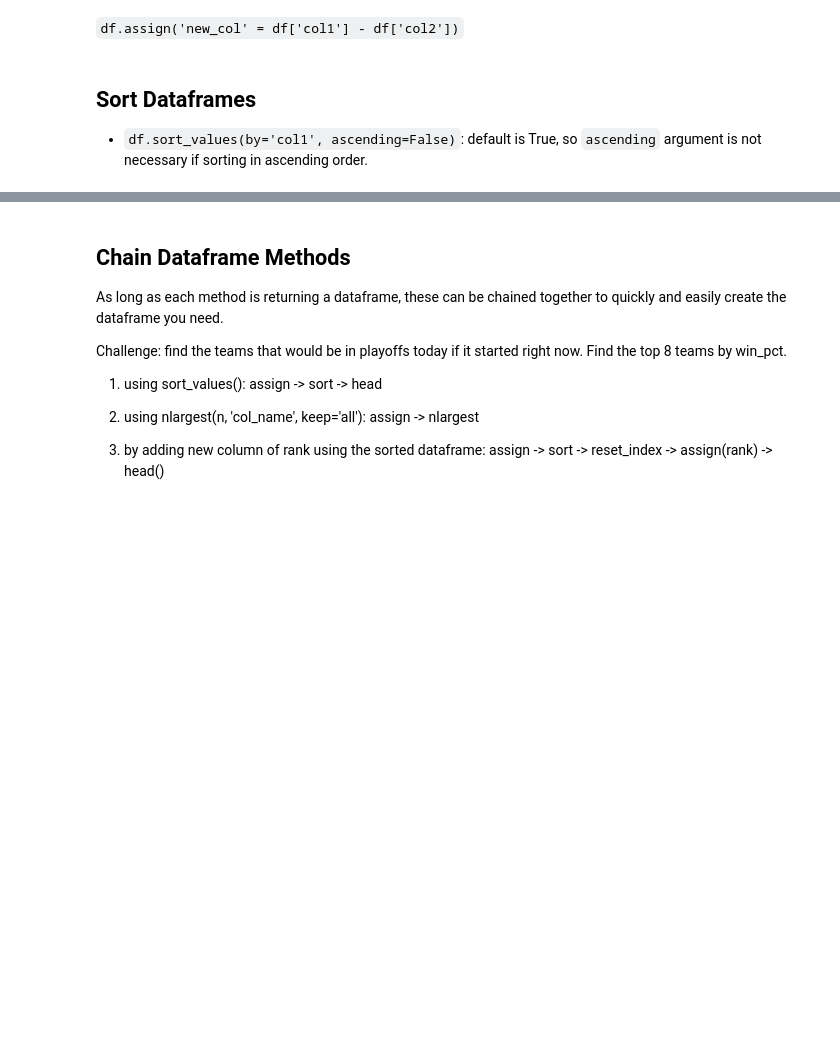
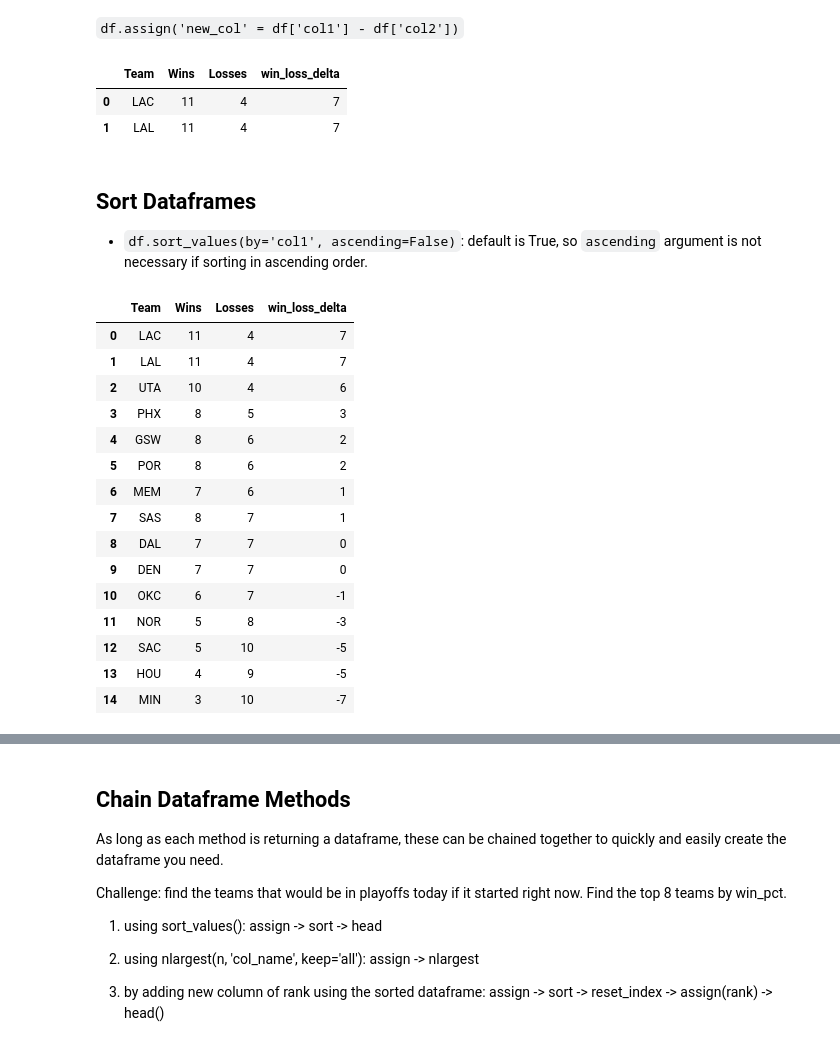
Before and after one commit to ljackson707/numpy-pandas-visualization-exercises, a Jupyter notebook: pandas_dataframes_lesson.ipynb, the cells around one changed output, grey strips where cells are left out. Saved outputs shown, nothing was run; the diff lists cells and outputs as text; code cells hidden in the pictures; blank space fills up the shorter version.

Commit message:
pandas_dataframes_lesson.ipynb Done

```diff
--- a/pandas_dataframes_lesson.ipynb
+++ b/pandas_dataframes_lesson.ipynb
@@ -230,0 +497,3 @@ Column names are also an index, like rows. Axis 0 = Rows, Axis 1 = Columns
+# %%
+df.columns = df.columns.str.lower()
+df.columns
@@ -280,3 +682,5 @@ In the drop and rename methods (and many others in pandas), the original datafra
 `df.columns = [col1_new, col2_new, col3_new]`
 # %%
 # rename columns using .columns
+df.columns = ('Teams', 'Wins', 'Losses')
+df.columns
@@ -286,3 +692,5 @@ Benefit of the rename method is that you don't have to list all column names, on
 `df.rename(columns={'original_name': 'new_name'})`
 # %%
 # rename columns using .rename with dictionary
+df.rename(columns={'Teams': 'Team'}, inplace=True)
+df.columns
@@ -292,0 +701,4 @@ Benefit of the rename method is that you don't have to list all column names, on
+# %%
+# create new columns: win_loss_delta
+df['win_loss_delta'] = df['Wins'] - df['Losses']
+df.head()
@@ -294,6 +713,12 @@ Benefit of the rename method is that you don't have to list all column names, on
 `df.assign('new_col' = df['col1'] - df['col2'])`
 # %%
 # create new column using assign
+df.assign(win_loss_delta = df['Wins'] - df['Losses'])
+df.head(2)
+# %% [output]
+|  | Team | Wins | Losses | win_loss_delta |
+| 0 | LAC | 11 | 4 | 7 |
+| 1 | LAL | 11 | 4 | 7 |
 # %% [markdown]
 ## Sort Dataframes
 
@@ -303,2 +726,22 @@ Benefit of the rename method is that you don't have to list all column names, on
+# %%
+# sort by win_pct using sort_values
+df.sort_values(by='win_loss_delta', ascending = False) # Shows which teams have the best win loss ratios
+# %% [output]
+|  | Team | Wins | Losses | win_loss_delta |
+| 0 | LAC | 11 | 4 | 7 |
+| 1 | LAL | 11 | 4 | 7 |
+| 2 | UTA | 10 | 4 | 6 |
+| 3 | PHX | 8 | 5 | 3 |
+| 4 | GSW | 8 | 6 | 2 |
+| 5 | POR | 8 | 6 | 2 |
+| 6 | MEM | 7 | 6 | 1 |
+| 7 | SAS | 8 | 7 | 1 |
+| 8 | DAL | 7 | 7 | 0 |
+| 9 | DEN | 7 | 7 | 0 |
+| 10 | OKC | 6 | 7 | -1 |
+| 11 | NOR | 5 | 8 | -3 |
+| 12 | SAC | 5 | 10 | -5 |
+| 13 | HOU | 4 | 9 | -5 |
+| 14 | MIN | 3 | 10 | -7 |
 # %%
 # save sorted dataframe and select top/bottom
```
Also changed, not shown: parts of 55 cells of this notebook.
